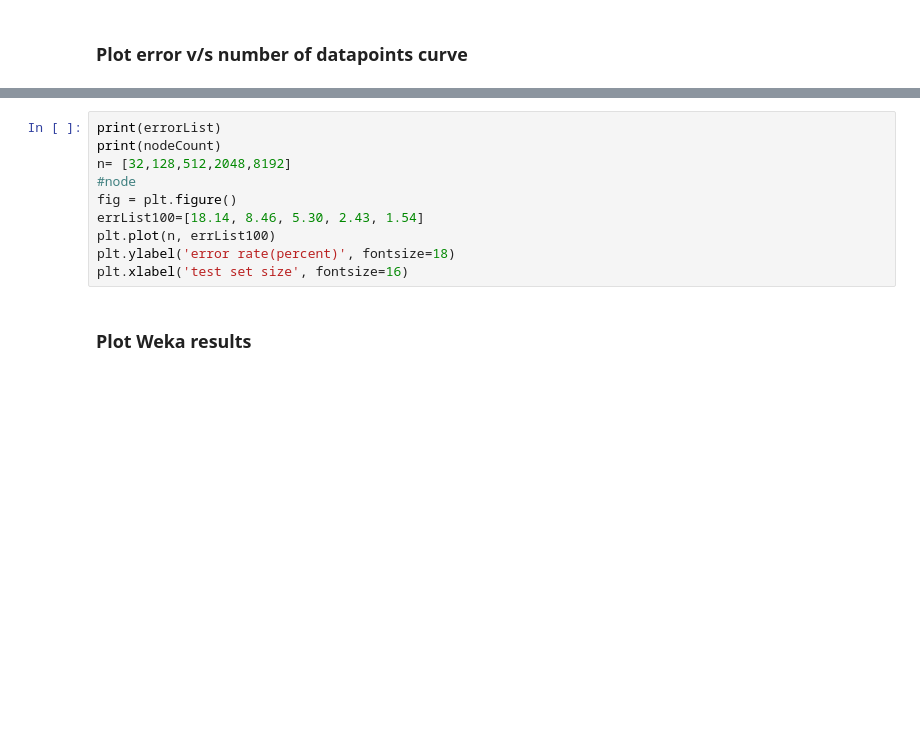
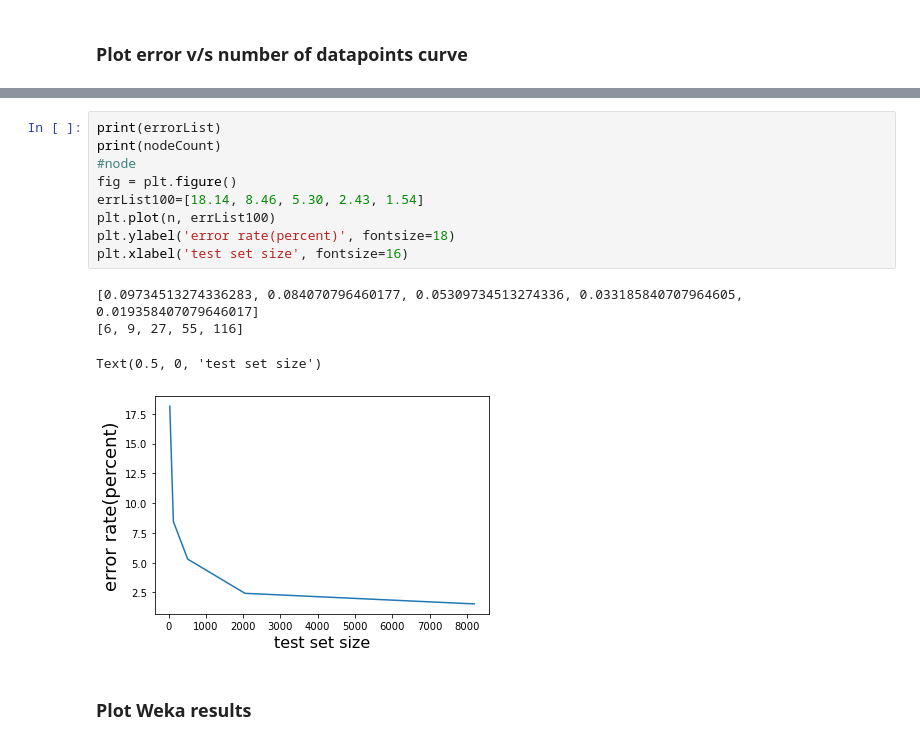
Before and after one commit to HamsalekhaP/CS-760-Machine-Learning, a Jupyter notebook: hw2/Decision Tree.ipynb, the cells around one changed output, grey strips where cells are left out. Cells and saved outputs as stored; diff of their text form; blank space fills up the shorter version.

```diff
--- a/hw2/Decision Tree.ipynb
+++ b/hw2/Decision Tree.ipynb
@@ -351,13 +359,17 @@ plt.plot(n, errorList)
 # %%
 print(errorList)
 print(nodeCount)
-n= [32,128,512,2048,8192]
 #node
 fig = plt.figure()
 errList100=[18.14, 8.46, 5.30, 2.43, 1.54]
 plt.plot(n, errList100)
 plt.ylabel('error rate(percent)', fontsize=18)
 plt.xlabel('test set size', fontsize=16)
+# %% [output]
+[0.09734513274336283, 0.084070796460177, 0.05309734513274336, 0.033185840707964605, 0.019358407079646017]
+[6, 9, 27, 55, 116]
+Text(0.5, 0, 'test set size')
+[figure, added]
 # %% [markdown]
 ### Plot Weka results
 # %%
```
Also changed, not shown: parts of 4 cells of this notebook.
